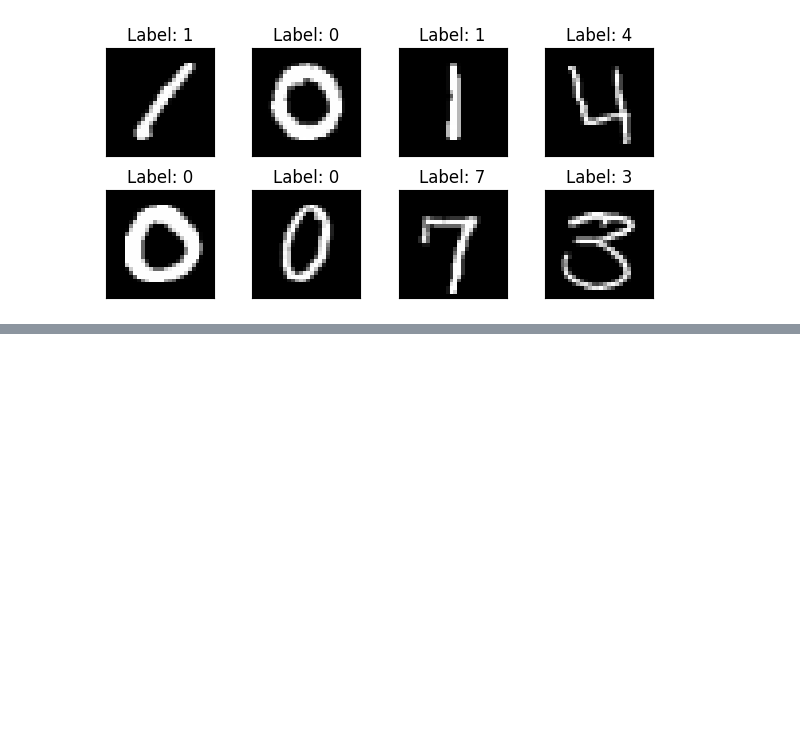
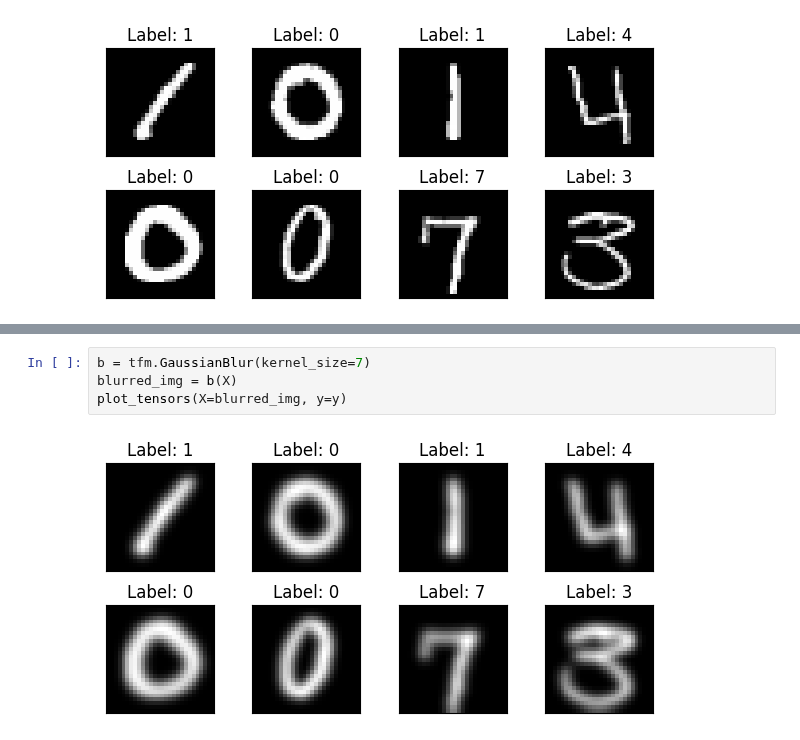
Before and after one commit to Cognitive-Systems-Laboratory/digit-recognizer, a Jupyter notebook: EDA.ipynb, the cells around one changed output, grey strips where cells are left out. Cells and saved outputs as stored; diff of their text form; blank space fills up the shorter version.

```diff
--- a/EDA.ipynb
+++ b/EDA.ipynb
@@ -146,0 +163,6 @@ plot_tensors(X=X, y=y)
+# %%
+b = tfm.GaussianBlur(kernel_size=7)
+blurred_img = b(X)
+plot_tensors(X=blurred_img, y=y)
+# %% [output]
+[figure, added]
```
Also changed, not shown: parts of 5 cells of this notebook.
